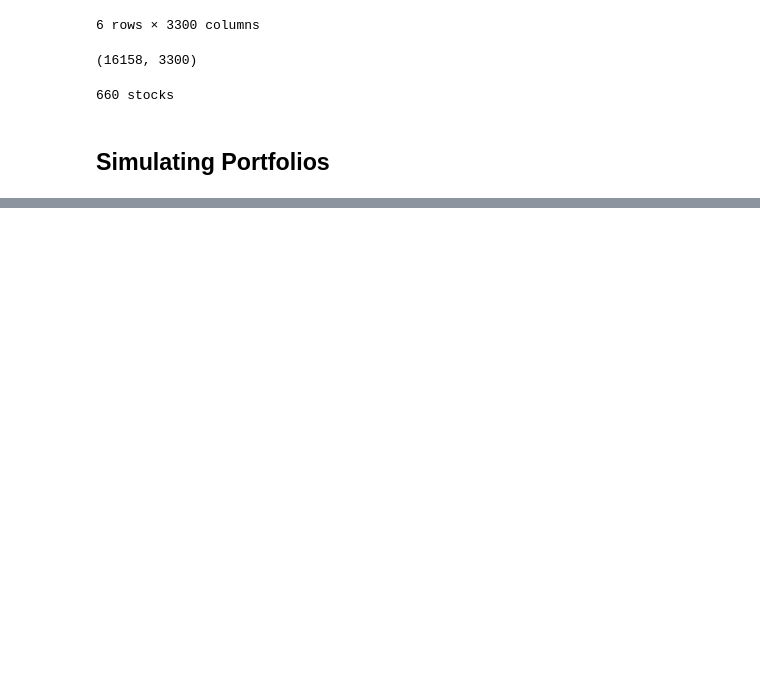
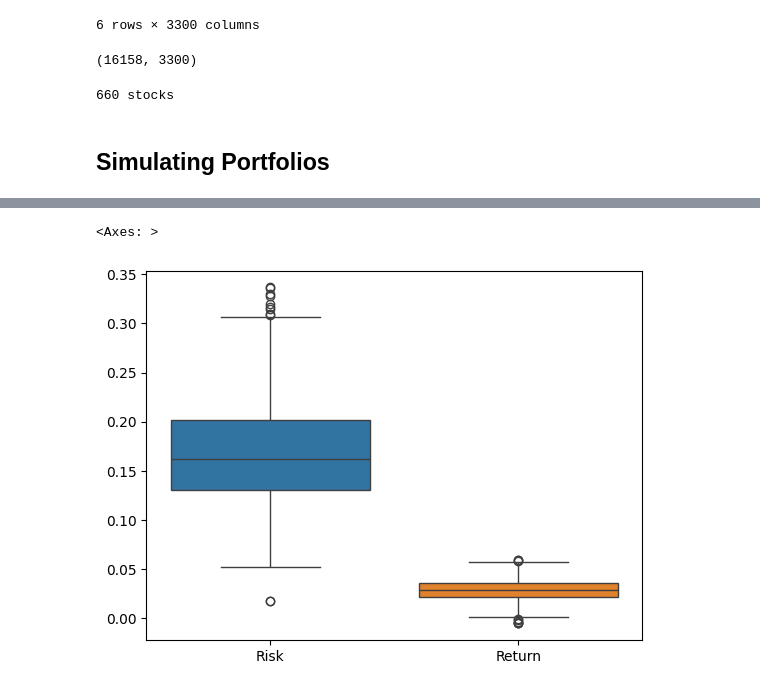
Before and after one commit to JamieW365/trading_algos, a Jupyter notebook: notebooks/optimization/time_diversification.ipynb, the cells around one changed output, grey strips where cells are left out. Drawn from its saved outputs; the diff is of its cells as text; code cells hidden in the pictures; blank space fills up the shorter version.

```diff
--- a/notebooks/optimization/time_diversification.ipynb
+++ b/notebooks/optimization/time_diversification.ipynb
@@ -252,0 +147,7 @@ df_cagr
+# %%
+df_agg = df_agg.drop(outliers)
+# %%
+sns.boxplot(df_agg)
+# %% [output]
+<Axes: >
+[figure, added]
```
Also changed, not shown: parts of 42 cells of this notebook.
